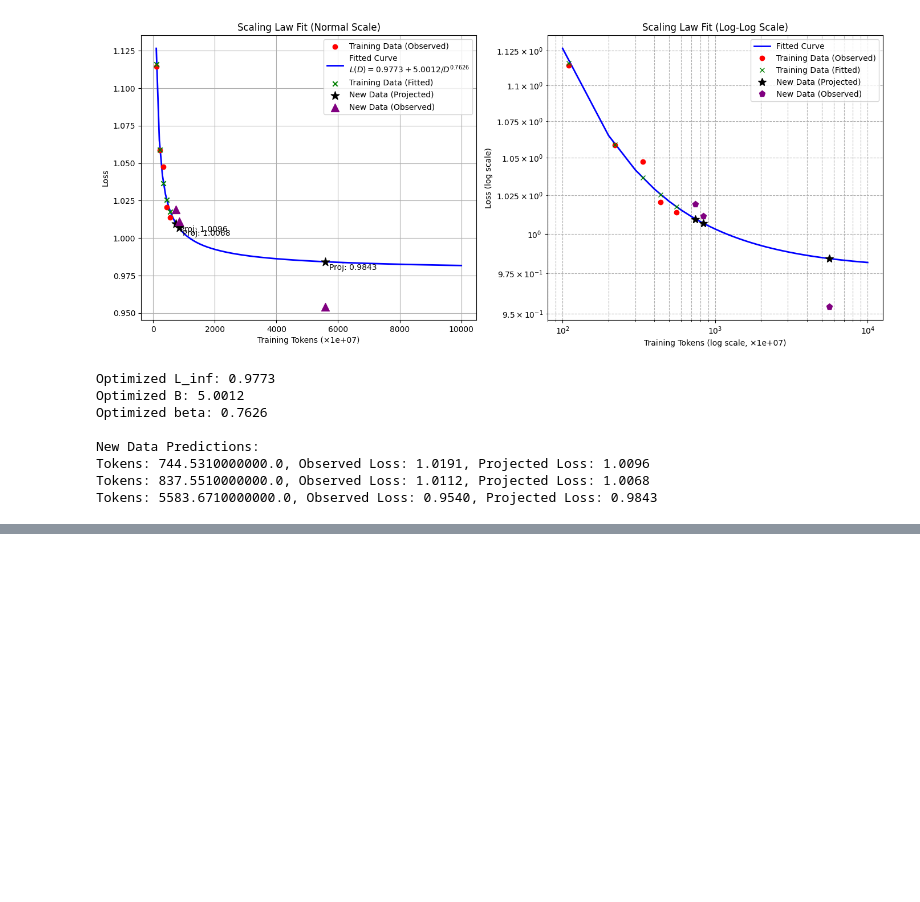
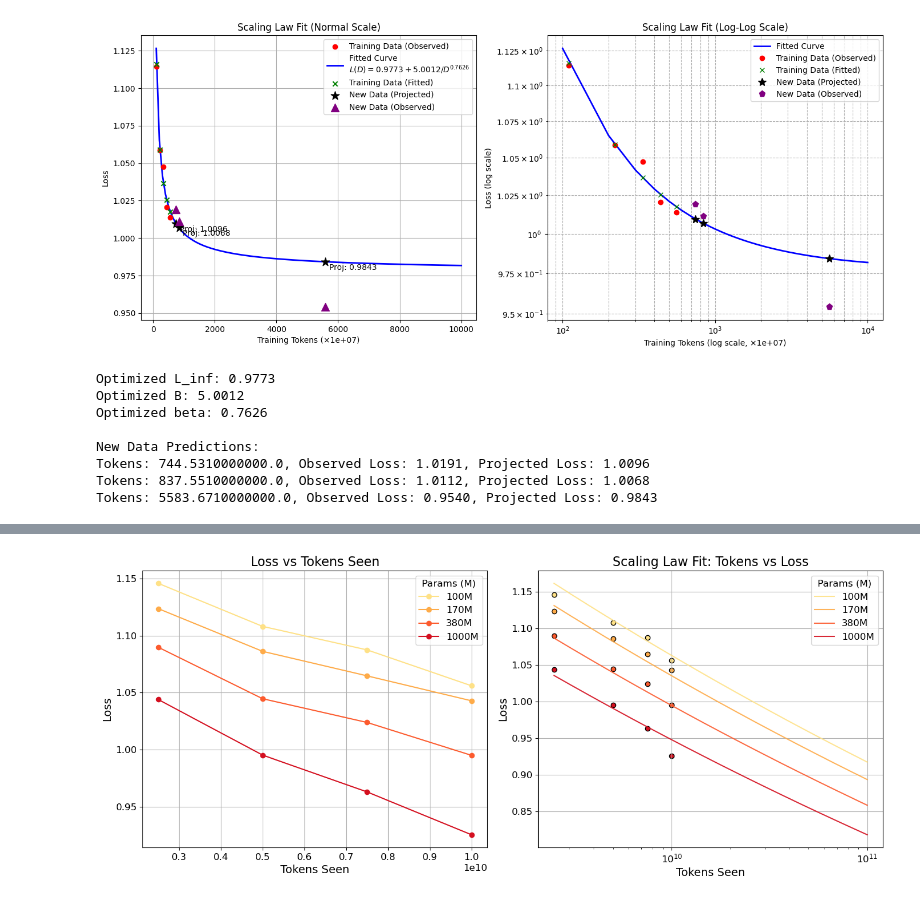
Before and after one commit to YerevaNN/3DMolGen, a Jupyter notebook: molgen3D/notebooks/scaling_laws.ipynb, the cells around one changed output, grey strips where cells are left out. Drawn from its saved outputs; the diff is of its cells as text; code cells hidden in the pictures; blank space fills up the shorter version.

```diff
--- a/molgen3D/notebooks/scaling_laws.ipynb
+++ b/molgen3D/notebooks/scaling_laws.ipynb
@@ -165,0 +1004,80 @@ preds = np.array([(7.445e9, 0.9588), (11.167e9, 0.9306), (5583.667e9,None)])
+# %%
+# Re-import required packages after kernel reset
+import numpy as np
+import matplotlib.pyplot as plt
+import seaborn as sns
+from scipy.optimize import minimize
+
+# Use consistent Seaborn palette for model sizes
+colors = sns.color_palette("YlOrRd", 4)
+
+# Define data
+params = np.array([1e8, 1.7e8, 3.8e8, 1e9])
+tokens_per_epoch = 2.5e9
+losses = np.array([
+    [1.1460, 1.1082, 1.0876, 1.0561],
+    [1.1238, 1.0863, 1.0648, 1.0429],
+    [1.0899, 1.0447, 1.0239, 0.9950],
+    [1.0440, 0.9952, 0.9629, 0.9253]
+])
+losses = losses.T
+epochs = losses.shape[0]
+tokens_seen = np.arange(1, epochs + 1) * tokens_per_epoch
+
+# Flatten data
+N, D, Y = [], [], []
+for i in range(len(params)):
+    for j in range(epochs):
+        N.append(tokens_seen[j])
+        D.append(params[i])
+        Y.append(losses[j, i])
+N = np.array(N)
+D = np.array(D)
+Y = np.array(Y)
+
+# Fit scaling law using L-BFGS-B optimizer
+logN = np.log10(N)
+logD = np.log10(D)
+logY = np.log10(Y)
+
+def loss_fn(x, logN, logD, logY):
+    loga, b, c = x
+    pred_logY = loga + b * logN + c * logD
+    return np.mean((pred_logY - logY)**2)
+
+# Initial guess
+x0 = [0.0, -0.1, -0.05]
+res = minimize(loss_fn, x0, args=(logN, logD, logY), method='L-BFGS-B')
+loga_opt, b_opt, c_opt = res.x
+a_opt = 10 ** loga_opt
+
+# Visualization: Loss vs Tokens and Fitted Law Curve
+fig, axs = plt.subplots(1, 2, figsize=(14, 6))
+
+# Plot 1: Loss vs Tokens Seen (empirical)
+for i, color in enumerate(colors):
+    axs[0].plot(tokens_seen, losses[:, i], label=f"{params[i]/1e6:.0f}M", color=color, marker='o')
+axs[0].set_xlabel("Tokens Seen")
+axs[0].set_ylabel("Loss")
+axs[0].set_title("Loss vs Tokens Seen")
+axs[0].legend(title="Params (M)")
+axs[0].grid(True)
+
+# Plot 2: Tokens vs Loss with fitted scaling law curve
+tokens_fit = np.logspace(np.log10(tokens_seen[0]), np.log10(tokens_seen[-1] * 10), 200)
+for i, color in enumerate(colors):
+    fitted_loss = a_opt * (tokens_fit**b_opt) * (params[i]**c_opt)
+    axs[1].plot(tokens_fit, fitted_loss, '-', color=color, alpha=0.9, label=f"{params[i]/1e6:.0f}M")
+    axs[1].scatter(tokens_seen, losses[:, i], color=color, edgecolor='black')
+
+axs[1].set_xscale('log')
+axs[1].set_xlabel("Tokens Seen")
+axs[1].set_ylabel("Loss")
+axs[1].set_title("Scaling Law Fit: Tokens vs Loss")
+axs[1].legend(title="Params (M)")
+axs[1].grid(True)
+
+plt.tight_layout()
+plt.show(), (a_opt, b_opt, c_opt)
+# %% [output]
+[figure, added]
```
Also changed, not shown: parts of 13 cells of this notebook, 2 other files.
